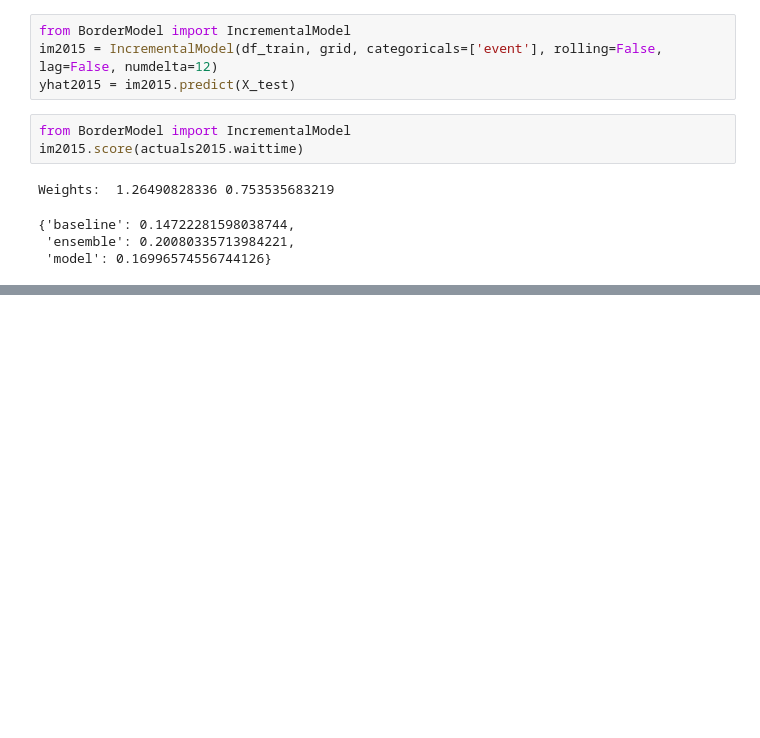
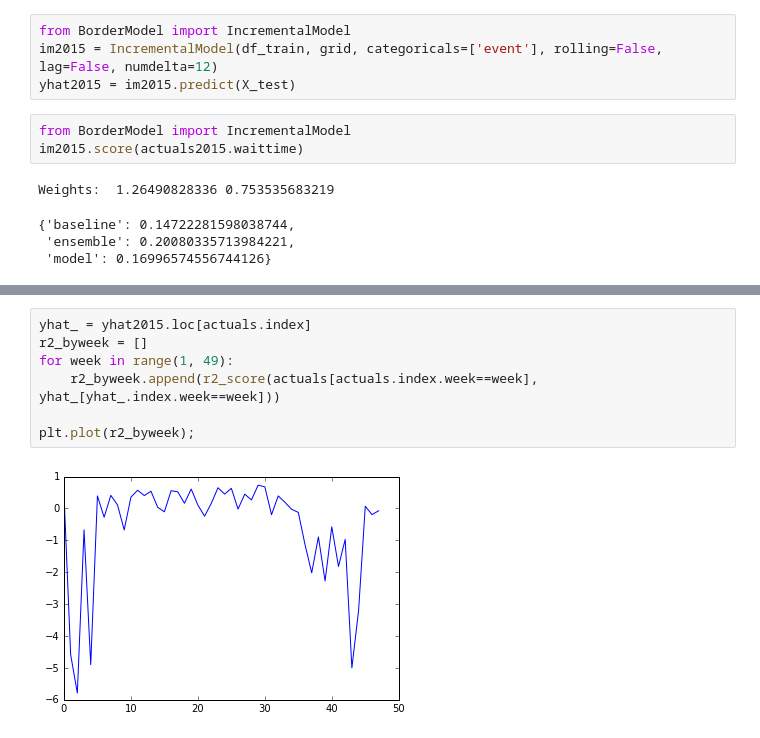
Before and after one commit to jngseattle/BorderCrossing, a Jupyter notebook: code/Model-v2.0-IncrementalModel.ipynb, the cells around one changed output, grey strips where cells are left out. Drawn from its saved outputs; the diff is of its cells as text; blank space fills up the shorter version.

```diff
--- a/code/Model-v2.0-IncrementalModel.ipynb
+++ b/code/Model-v2.0-IncrementalModel.ipynb
@@ -444,0 +459,9 @@ Weights:  1.26490828336 0.753535683219
+# %%
+yhat_ = yhat2015.loc[actuals.index]
+r2_byweek = []
+for week in range(1, 49):
+    r2_byweek.append(r2_score(actuals[actuals.index.week==week], yhat_[yhat_.index.week==week]))
+
+plt.plot(r2_byweek);
+# %% [output]
+[figure, added]
```
Also changed, not shown: parts of 1 cell of this notebook, 2 other files.
